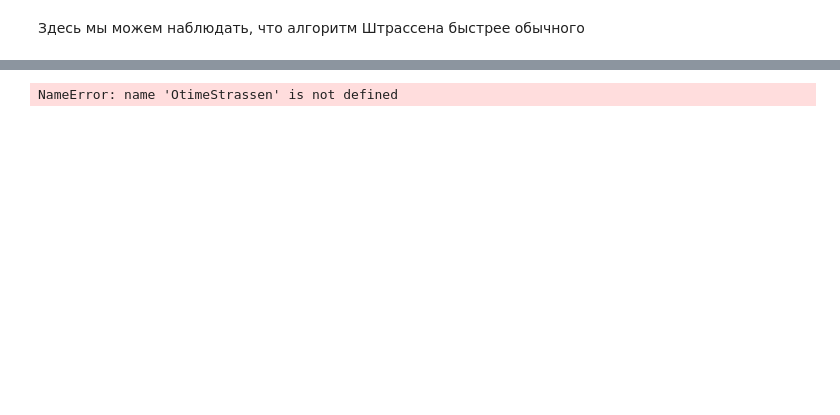
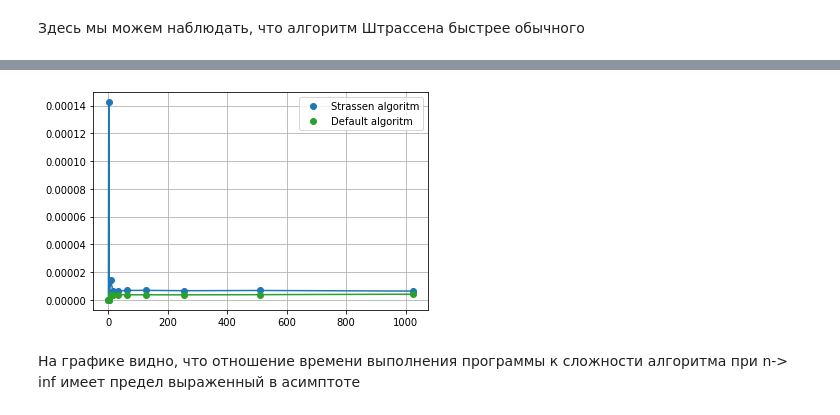
Before and after one commit to Leyzeld/Python, a Jupyter notebook: StrassenSKM.ipynb, the cells around one changed output, grey strips where cells are left out. Drawn from its saved outputs; the diff is of its cells as text; code cells hidden in the pictures; blank space fills up the shorter version.

```diff
--- a/StrassenSKM.ipynb
+++ b/StrassenSKM.ipynb
@@ -169,4 +203,6 @@ Graf(n,timeStrassen,timeDefault)
 # %%
-Graf(n,OtimeStrassen,OtimeDefault)
+Graf(n,OtimeStrassen,OtimeDefault,0)
 # %% [output]
-NameError: name 'OtimeStrassen' is not defined
+[figure, added]
+# %% [markdown]
+На графике видно, что отношение времени выполнения программы к сложности алгоритма при n-> inf имеет предел выраженный в асимптоте
```
Also changed, not shown: parts of 5 cells of this notebook.
